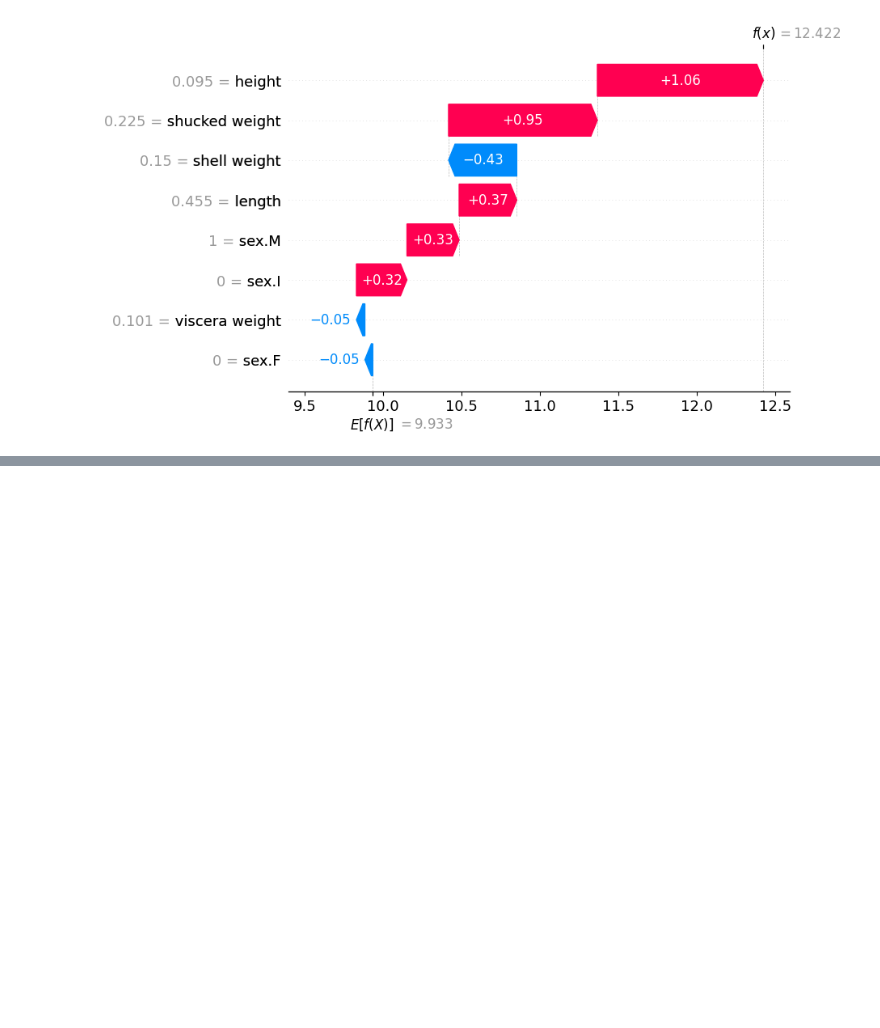
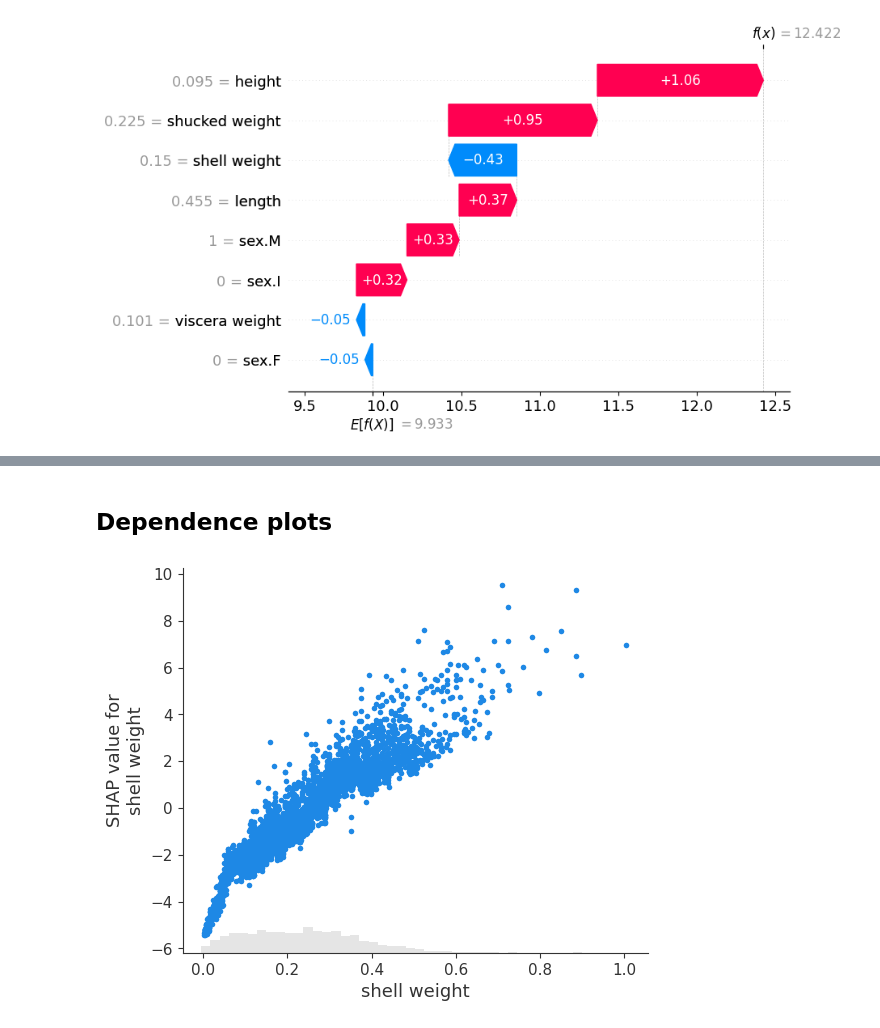
Before and after one commit to jaavilopezz8/shapley-values, a Jupyter notebook: notebooks/shap_values.ipynb, the cells around one changed output, grey strips where cells are left out. Cells and saved outputs as stored; diff of their text form; code cells hidden in the pictures; blank space fills up the shorter version.

```diff
--- a/notebooks/shap_values.ipynb
+++ b/notebooks/shap_values.ipynb
@@ -289,0 +325,7 @@ shap.plots.waterfall(shap_values[0])
+# %% [markdown]
+## Dependence plots
+# %%
+#Plot 1: shell weight
+shap.plots.scatter(shap_values[:, "shell weight"])
+# %% [output]
+[figure, added]
```
Also changed, not shown: parts of 12 cells of this notebook.
